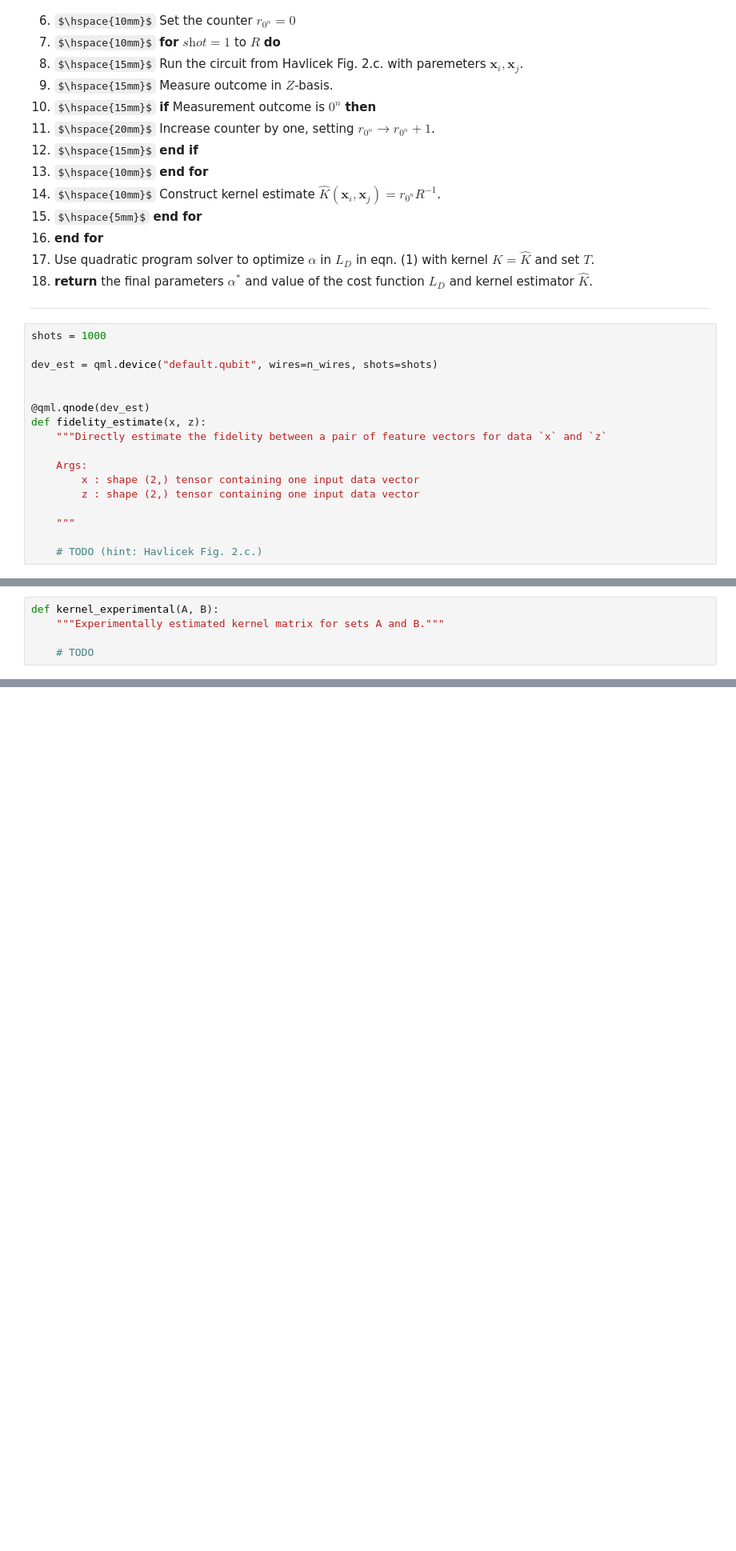
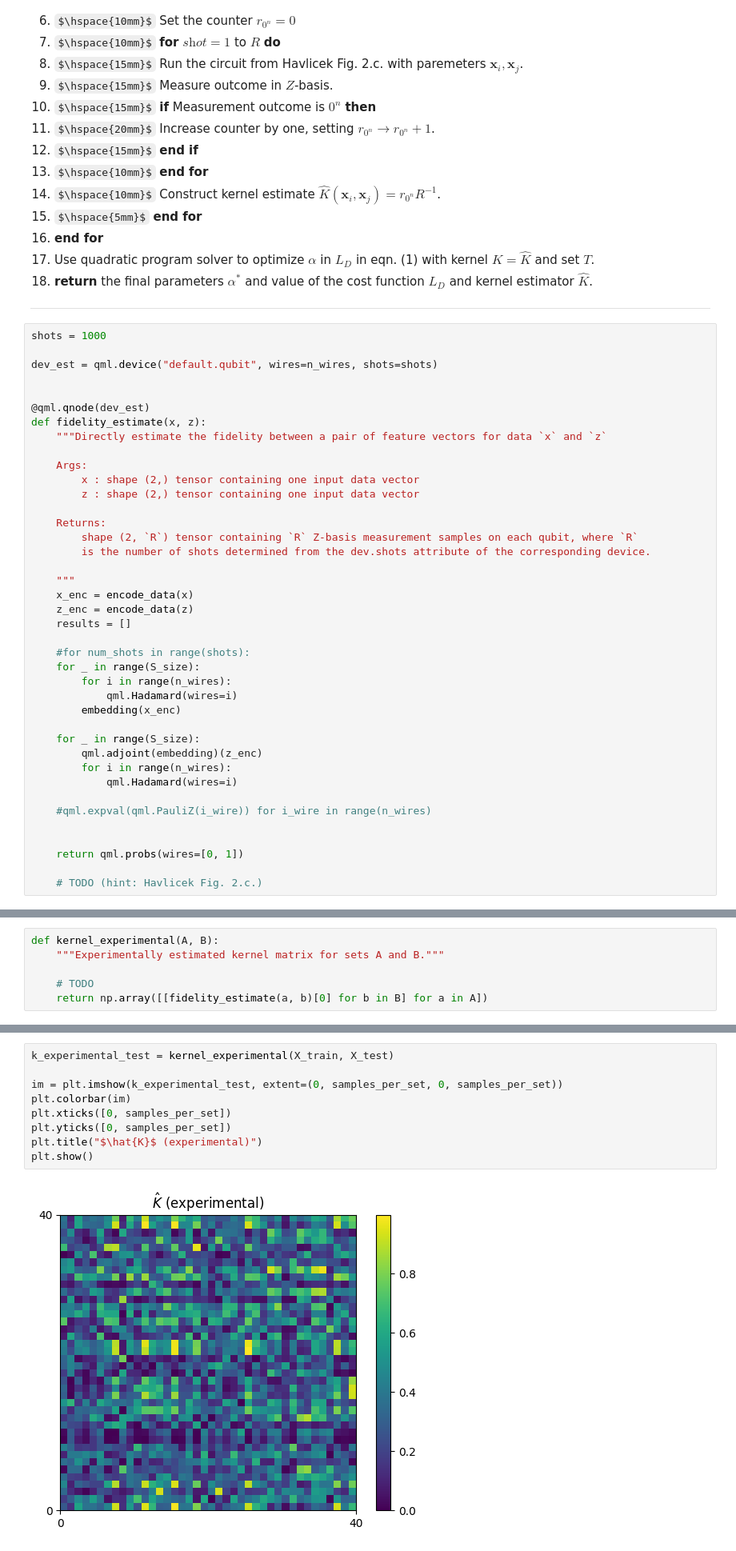
Before and after one commit to qBraid/HAQS-2022, a Jupyter notebook: qml-classifier-challenge/kernel_estimator.ipynb, the cells around one changed output, grey strips where cells are left out. Shown at 80% size. Drawn from its saved outputs; the diff is of its cells as text; some formulas as TeX source; blank space fills up the shorter version.

Commit message:
Kernel_V1_0

```diff
--- a/qml-classifier-challenge/kernel_estimator.ipynb
+++ b/qml-classifier-challenge/kernel_estimator.ipynb
@@ -245,6 +273,29 @@ def fidelity_estimate(x, z):
         x : shape (2,) tensor containing one input data vector
         z : shape (2,) tensor containing one input data vector
 
+    Returns:
+        shape (2, `R`) tensor containing `R` Z-basis measurement samples on each qubit, where `R`
+        is the number of shots determined from the dev.shots attribute of the corresponding device.
+
     """
+    x_enc = encode_data(x)
+    z_enc = encode_data(z)
+    results = []
+
+    #for num_shots in range(shots):
+    for _ in range(S_size):
+        for i in range(n_wires):
+            qml.Hadamard(wires=i)
+        embedding(x_enc)
+
+    for _ in range(S_size):
+        qml.adjoint(embedding)(z_enc)
+        for i in range(n_wires):
+            qml.Hadamard(wires=i)
+
+    #qml.expval(qml.PauliZ(i_wire)) for i_wire in range(n_wires)
+
+
+    return qml.probs(wires=[0, 1])
 
     # TODO (hint: Havlicek Fig. 2.c.)
@@ -253,6 +308,7 @@ def kernel_experimental(A, B):
     """Experimentally estimated kernel matrix for sets A and B."""
 
     # TODO
+    return np.array([[fidelity_estimate(a, b)[0] for b in B] for a in A])
 # %%
 # Visualize experimental kernel matrix containing the inner products of all
 # data points used for training, c.f. Havlicek Fig. 4.a (left)
@@ -302,0 +399,11 @@ Note that the bias $b$ in $\tilde{m}(\textbf{s})$ can be calculated from the wei
+# %%
+k_experimental_test = kernel_experimental(X_train, X_test)
+
+im = plt.imshow(k_experimental_test, extent=(0, samples_per_set, 0, samples_per_set))
+plt.colorbar(im)
+plt.xticks([0, samples_per_set])
+plt.yticks([0, samples_per_set])
+plt.title("$\hat{K}$ (experimental)")
+plt.show()
+# %% [output]
+[figure, added]
```
Also changed, not shown: parts of 25 cells of this notebook.
